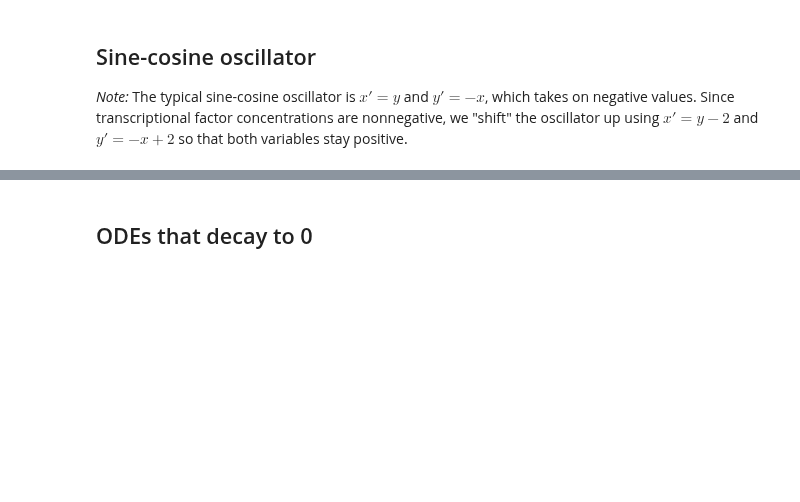
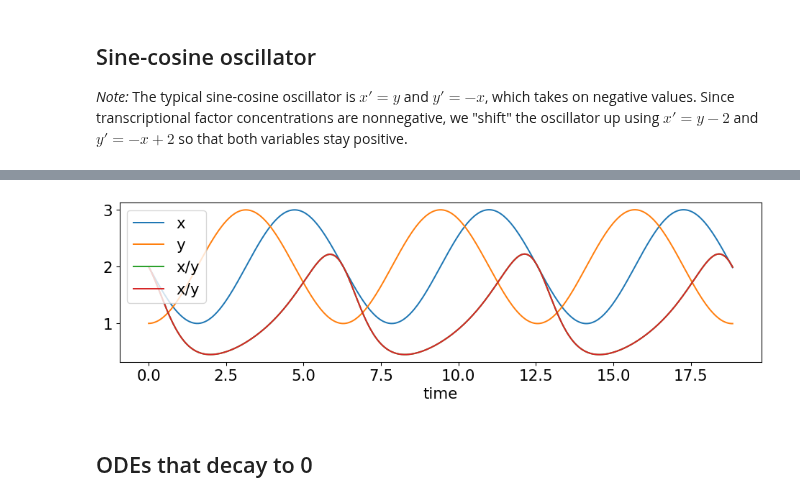
Before and after one commit to UC-Davis-molecular-computing/ode2tn, a Jupyter notebook: notebook.ipynb, the cells around one changed output, grey strips where cells are left out. Saved outputs shown, nothing was run; the diff lists cells and outputs as text; code cells hidden in the pictures; blank space fills up the shorter version.

```diff
--- a/notebook.ipynb
+++ b/notebook.ipynb
@@ -51,3 +55,29 @@ tn_syms={x: (x_t, x_b), y: (y_t, y_b)}
+# %%
+from math import pi
+import numpy as np
+import gpac as gp
+import sympy as sp
+from ode2tn import plot_tn, ode2tn
+import matplotlib.pyplot as plt
+
+# This plots the ratio x/y in the shifted sine-cosine oscillator to show it stays below 2.5.
+
+x,y = sp.symbols('x y')
+odes = {      # odes dict maps each symbol to an expression for its time derivative
+    x: y-2,   # dx/dt = y-2
+    y: -x+2,  # dy/dt = -x+2
+}
+inits = {     # inits maps each symbol to its initial value
+    x: 2,     # x(0) = 2
+    y: 1,     # y(0) = 1
+}
+t_eval = np.linspace(0, 6*pi, 1000)
+dependent_symbols = {
+    x_over_y: x / y,
+}
+gp.plot(odes, inits, t_eval, dependent_symbols=dependent_symbols)
+# %% [output]
+[figure, added]
 # %% [markdown]
 ## ODEs that decay to 0
 # %%
```
Also changed, not shown: parts of 1 cell of this notebook, 2 other files.
